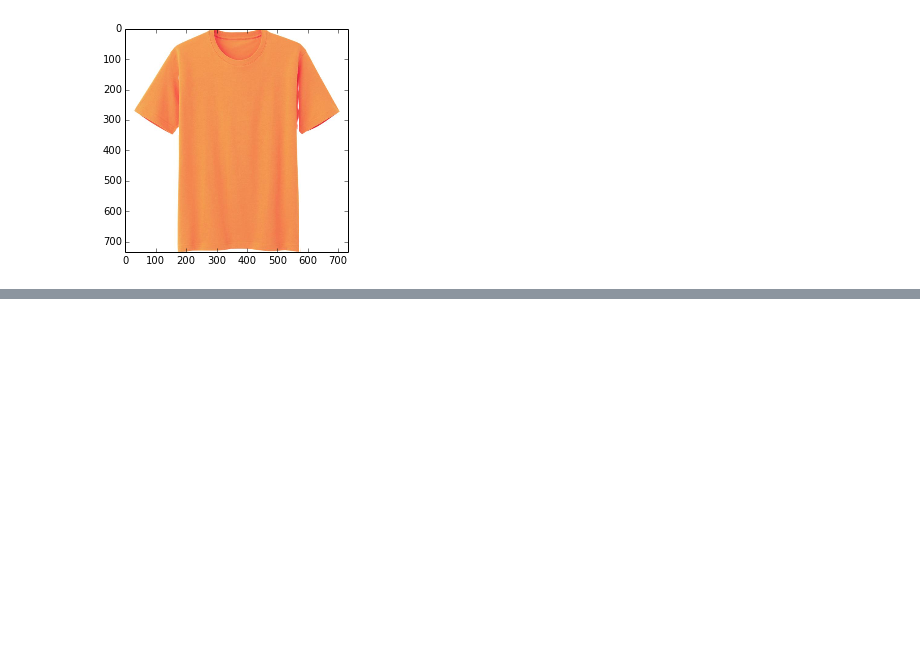
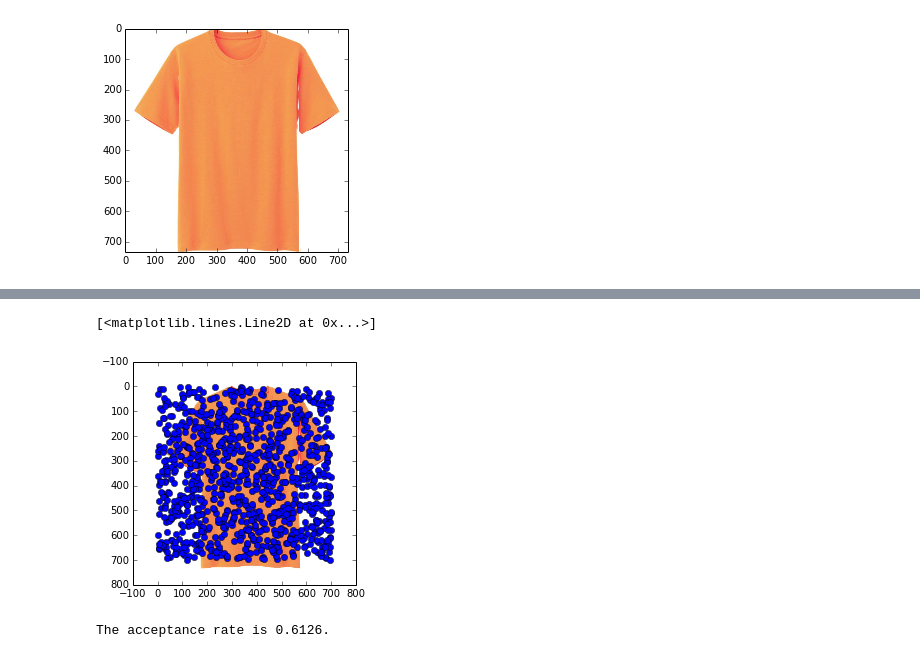
Before and after one commit to skp2/AM207-Project, a Jupyter notebook: ipython/2D-3D Pattern stitching.ipynb, the cells around one changed output, grey strips where cells are left out. Drawn from its saved outputs; the diff is of its cells as text; code cells hidden in the pictures; blank space fills up the shorter version.

Commit message:
Added metropolis step

```diff
--- a/ipython/2D-3D Pattern stitching.ipynb
+++ b/ipython/2D-3D Pattern stitching.ipynb
@@ -91,0 +91,6 @@ plt.show()
+# %%
+plt.imshow(combined)
+plt.plot(ys,xs, 'o')
+# %% [output]
+[<matplotlib.lines.Line2D at 0x...>]
+[figure, added]
@@ -91,0 +126,4 @@ plt.show()
+# %%
+x_mc,y_mc = Metropolis(350,350,pdf,10000,0)
+# %% [output]
+The acceptance rate is 0.6126.
```
Also changed, not shown: parts of 8 cells of this notebook, 1 other file.
